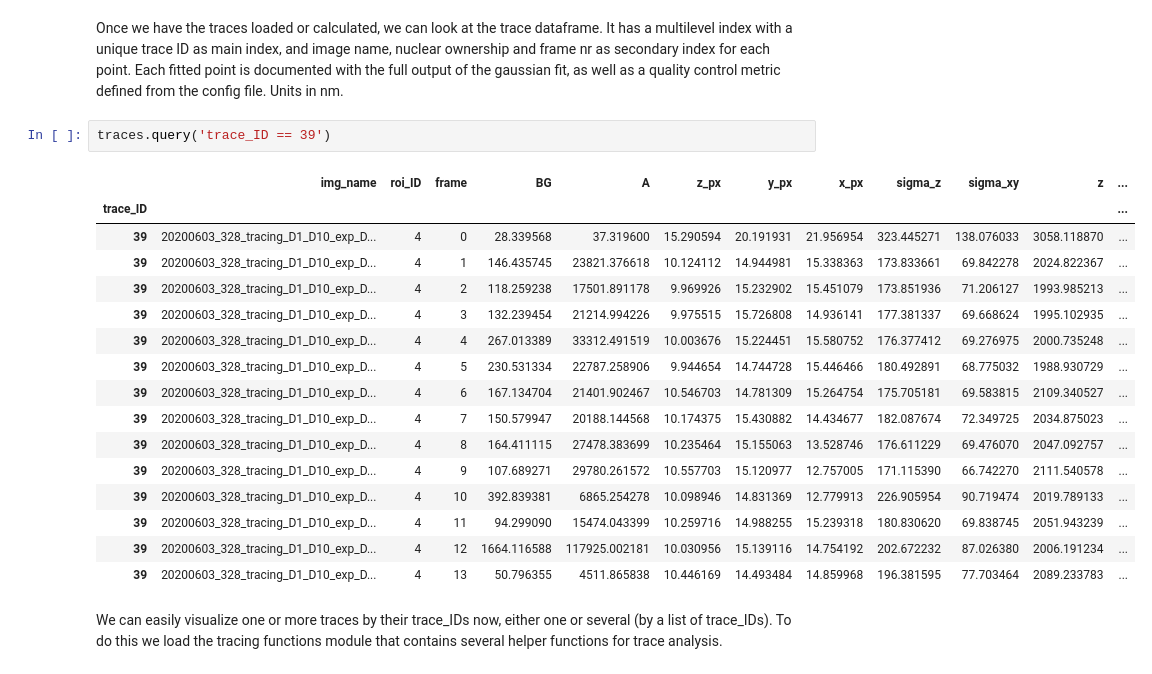
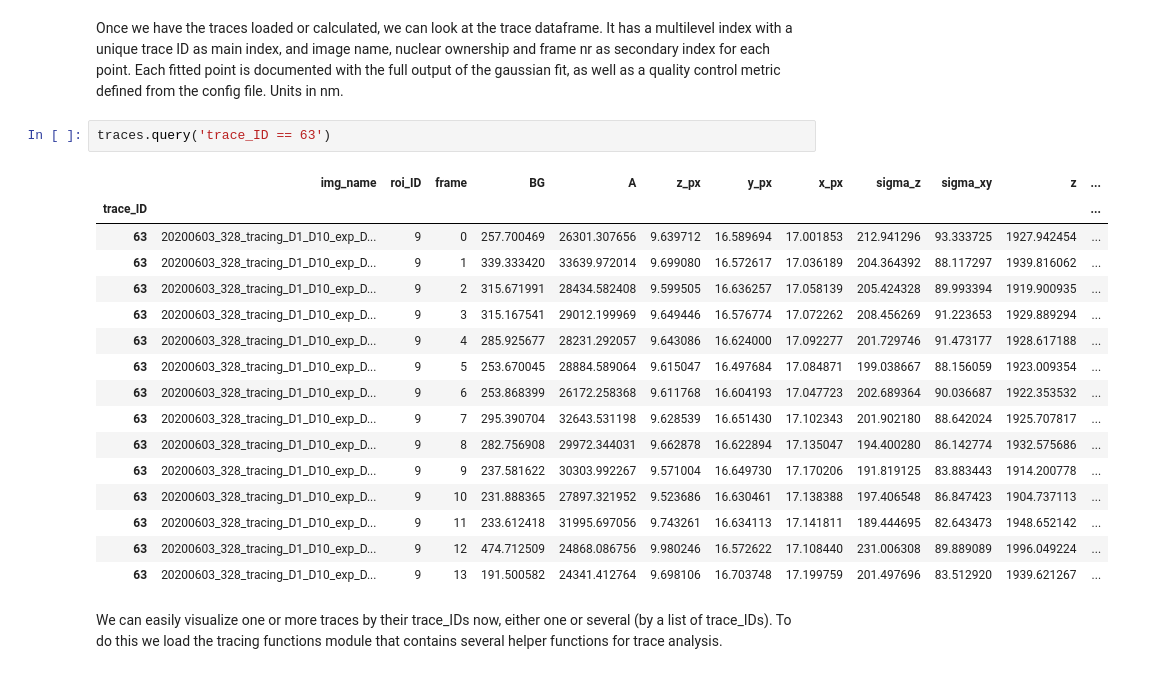
Before and after one commit to gerlichlab/looptrace, a Jupyter notebook: notebooks/tracing_decon_python_gpa.ipynb, the cells around one changed output. Cells and saved outputs as stored; diff of their text form.

```diff
--- a/notebooks/tracing_decon_python_gpa.ipynb
+++ b/notebooks/tracing_decon_python_gpa.ipynb
@@ -20,24 +38,24 @@ traces=T.reapply_QC(traces)
 # %% [markdown]
 Once we have the traces loaded or calculated, we can look at the trace dataframe. It has a multilevel index with a unique trace ID as main index, and image name, nuclear ownership and frame nr as secondary index for each point. Each fitted point is documented with the full output of the gaussian fit, as well as a quality control metric defined from the config file. Units in nm.
 # %%
-traces.query('trace_ID == 39')
+traces.query('trace_ID == 63')
 # %% [output]
 |  | img_name | roi_ID | frame | BG | A | z_px | y_px | x_px | sigma_z | sigma_xy | z | ... |
 | trace_ID |  |  |  |  |  |  |  |  |  |  |  | ... |
-| 39 | 20200603_328_tracing_D1_D10_exp_D... | 4 | 0 | 28.339568 | 37.319600 | 15.290594 | 20.191931 | 21.956954 | 323.445271 | 138.076033 | 3058.118870 | ... |
-| 39 | 20200603_328_tracing_D1_D10_exp_D... | 4 | 1 | 146.435745 | 23821.376618 | 10.124112 | 14.944981 | 15.338363 | 173.833661 | 69.842278 | 2024.822367 | ... |
-| 39 | 20200603_328_tracing_D1_D10_exp_D... | 4 | 2 | 118.259238 | 17501.891178 | 9.969926 | 15.232902 | 15.451079 | 173.851936 | 71.206127 | 1993.985213 | ... |
-| 39 | 20200603_328_tracing_D1_D10_exp_D... | 4 | 3 | 132.239454 | 21214.994226 | 9.975515 | 15.726808 | 14.936141 | 177.381337 | 69.668624 | 1995.102935 | ... |
-| 39 | 20200603_328_tracing_D1_D10_exp_D... | 4 | 4 | 267.013389 | 33312.491519 | 10.003676 | 15.224451 | 15.580752 | 176.377412 | 69.276975 | 2000.735248 | ... |
-| 39 | 20200603_328_tracing_D1_D10_exp_D... | 4 | 5 | 230.531334 | 22787.258906 | 9.944654 | 14.744728 | 15.446466 | 180.492891 | 68.775032 | 1988.930729 | ... |
-| 39 | 20200603_328_tracing_D1_D10_exp_D... | 4 | 6 | 167.134704 | 21401.902467 | 10.546703 | 14.781309 | 15.264754 | 175.705181 | 69.583815 | 2109.340527 | ... |
-| 39 | 20200603_328_tracing_D1_D10_exp_D... | 4 | 7 | 150.579947 | 20188.144568 | 10.174375 | 15.430882 | 14.434677 | 182.087674 | 72.349725 | 2034.875023 | ... |
-| 39 | 20200603_328_tracing_D1_D10_exp_D... | 4 | 8 | 164.411115 | 27478.383699 | 10.235464 | 15.155063 | 13.528746 | 176.611229 | 69.476070 | 2047.092757 | ... |
-| 39 | 20200603_328_tracing_D1_D10_exp_D... | 4 | 9 | 107.689271 | 29780.261572 | 10.557703 | 15.120977 | 12.757005 | 171.115390 | 66.742270 | 2111.540578 | ... |
-| 39 | 20200603_328_tracing_D1_D10_exp_D... | 4 | 10 | 392.839381 | 6865.254278 | 10.098946 | 14.831369 | 12.779913 | 226.905954 | 90.719474 | 2019.789133 | ... |
-| 39 | 20200603_328_tracing_D1_D10_exp_D... | 4 | 11 | 94.299090 | 15474.043399 | 10.259716 | 14.988255 | 15.239318 | 180.830620 | 69.838745 | 2051.943239 | ... |
-| 39 | 20200603_328_tracing_D1_D10_exp_D... | 4 | 12 | 1664.116588 | 117925.002181 | 10.030956 | 15.139116 | 14.754192 | 202.672232 | 87.026380 | 2006.191234 | ... |
-| 39 | 20200603_328_tracing_D1_D10_exp_D... | 4 | 13 | 50.796355 | 4511.865838 | 10.446169 | 14.493484 | 14.859968 | 196.381595 | 77.703464 | 2089.233783 | ... |
+| 63 | 20200603_328_tracing_D1_D10_exp_D... | 9 | 0 | 257.700469 | 26301.307656 | 9.639712 | 16.589694 | 17.001853 | 212.941296 | 93.333725 | 1927.942454 | ... |
+| 63 | 20200603_328_tracing_D1_D10_exp_D... | 9 | 1 | 339.333420 | 33639.972014 | 9.699080 | 16.572617 | 17.036189 | 204.364392 | 88.117297 | 1939.816062 | ... |
+| 63 | 20200603_328_tracing_D1_D10_exp_D... | 9 | 2 | 315.671991 | 28434.582408 | 9.599505 | 16.636257 | 17.058139 | 205.424328 | 89.993394 | 1919.900935 | ... |
+| 63 | 20200603_328_tracing_D1_D10_exp_D... | 9 | 3 | 315.167541 | 29012.199969 | 9.649446 | 16.576774 | 17.072262 | 208.456269 | 91.223653 | 1929.889294 | ... |
+| 63 | 20200603_328_tracing_D1_D10_exp_D... | 9 | 4 | 285.925677 | 28231.292057 | 9.643086 | 16.624000 | 17.092277 | 201.729746 | 91.473177 | 1928.617188 | ... |
+| 63 | 20200603_328_tracing_D1_D10_exp_D... | 9 | 5 | 253.670045 | 28884.589064 | 9.615047 | 16.497684 | 17.084871 | 199.038667 | 88.156059 | 1923.009354 | ... |
+| 63 | 20200603_328_tracing_D1_D10_exp_D... | 9 | 6 | 253.868399 | 26172.258368 | 9.611768 | 16.604193 | 17.047723 | 202.689364 | 90.036687 | 1922.353532 | ... |
+| 63 | 20200603_328_tracing_D1_D10_exp_D... | 9 | 7 | 295.390704 | 32643.531198 | 9.628539 | 16.651430 | 17.102343 | 201.902180 | 88.642024 | 1925.707817 | ... |
+| 63 | 20200603_328_tracing_D1_D10_exp_D... | 9 | 8 | 282.756908 | 29972.344031 | 9.662878 | 16.622894 | 17.135047 | 194.400280 | 86.142774 | 1932.575686 | ... |
+| 63 | 20200603_328_tracing_D1_D10_exp_D... | 9 | 9 | 237.581622 | 30303.992267 | 9.571004 | 16.649730 | 17.170206 | 191.819125 | 83.883443 | 1914.200778 | ... |
+| 63 | 20200603_328_tracing_D1_D10_exp_D... | 9 | 10 | 231.888365 | 27897.321952 | 9.523686 | 16.630461 | 17.138388 | 197.406548 | 86.847423 | 1904.737113 | ... |
+| 63 | 20200603_328_tracing_D1_D10_exp_D... | 9 | 11 | 233.612418 | 31995.697056 | 9.743261 | 16.634113 | 17.141811 | 189.444695 | 82.643473 | 1948.652142 | ... |
+| 63 | 20200603_328_tracing_D1_D10_exp_D... | 9 | 12 | 474.712509 | 24868.086756 | 9.980246 | 16.572622 | 17.108440 | 231.006308 | 89.889089 | 1996.049224 | ... |
+| 63 | 20200603_328_tracing_D1_D10_exp_D... | 9 | 13 | 191.500582 | 24341.412764 | 9.698106 | 16.703748 | 17.199759 | 201.497696 | 83.512920 | 1939.621267 | ... |
 # %% [markdown]
 We can easily visualize one or more traces by their trace_IDs now, either one or several (by a list of trace_IDs). To do this we load the tracing functions module that contains several helper functions for trace analysis.
 # %%
```
Also changed, not shown: parts of 12 cells of this notebook, 4 other files.
